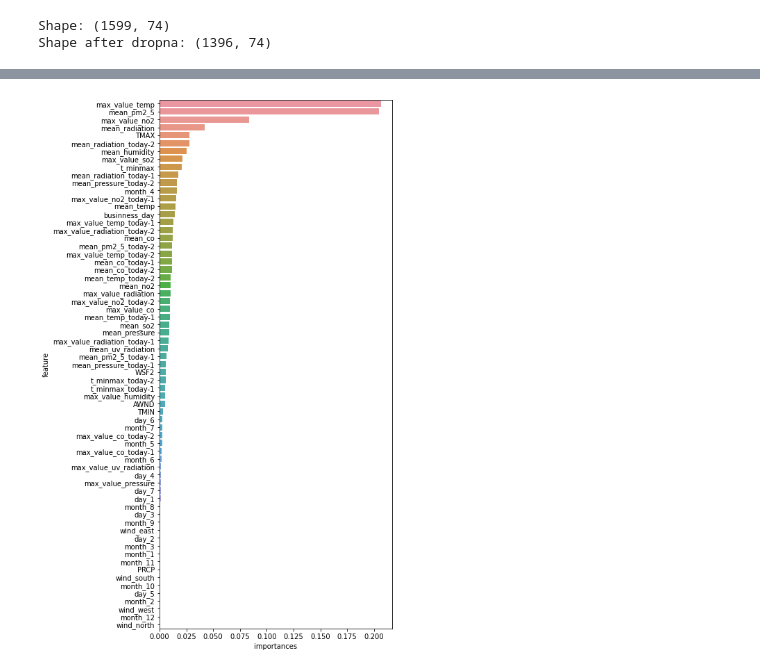
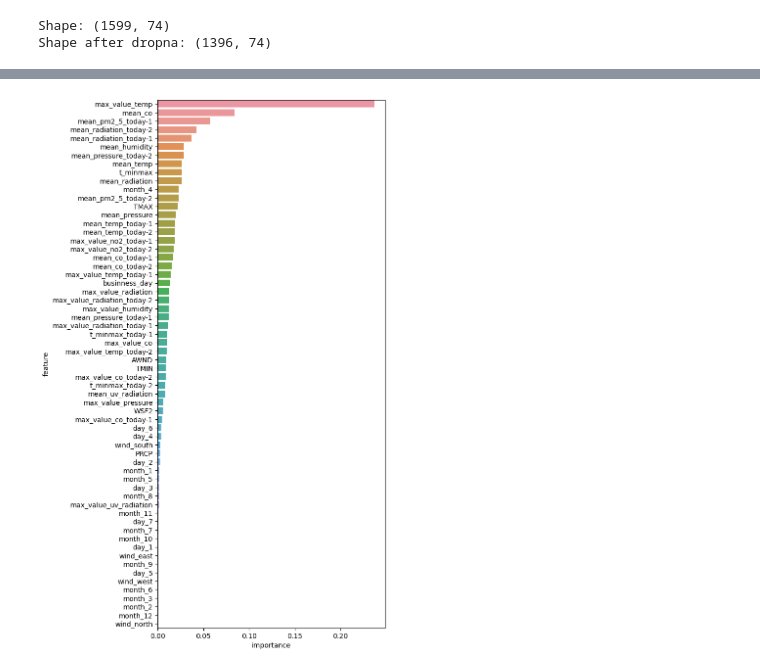
Before and after one commit to fxschmidt/AirPollution, a Jupyter notebook: Eigenes_Projekt/machine_learning.ipynb, the cells around one changed output, grey strips where cells are left out. Cells and saved outputs as stored; diff of their text form; code cells hidden in the pictures.

```diff
--- a/Eigenes_Projekt/machine_learning.ipynb
+++ b/Eigenes_Projekt/machine_learning.ipynb
@@ -728,9 +769,12 @@ print(f"Shape after dropna: {predict_nafilled_morefeatures.shape}")
 Shape: (1599, 74)
 Shape after dropna: (1396, 74)
 # %%
+'Split in train and test data'
 predict_column="aqi_max"
 #standart features
-X_train_aqimax , X_test_aqimax , y_train_aqimax , y_test_aqimax = train_test_split(predict_nafilled_morefeatures.drop(["aqi_max","aqi_no2","aqi_o3","aqi_pm2_5","aqi_so2",predict_column,"max_value_o3","mean_o3"],axis=1),
+X_train_aqimax , X_test_aqimax , y_train_aqimax , y_test_aqimax = train_test_split(predict_nafilled_morefeatures.drop(["aqi_max","aqi_no2","aqi_o3","aqi_pm2_5",
+                                                                                                                       "aqi_so2",predict_column,"max_value_o3","mean_o3",
+                                                                                                                       'mean_so2', 'max_value_so2', 'mean_no2','max_value_no2', 'mean_pm2_5'],axis=1),
                                                        predict_nafilled_morefeatures[predict_column],random_state=1)
-X_test_aqimax.info()
+X_test_aqimax.columns
 # %% [output]
@@ -836,7 +870,8 @@ f1 score of the model: 0.81322
 # %%
-gbc_data=pd.DataFrame(data={"importances":gbc_aqimax_search.best_estimator_.feature_importances_,"feature":gbc_aqimax_search.best_estimator_.feature_names_in_})
-gbc_data=gbc_data.sort_values("importances",ascending=False)
+'Check the most important features'
+gbc_data=pd.DataFrame(data={"importance":gbc_aqimax_search.best_estimator_.feature_importances_,"feature":gbc_aqimax_search.best_estimator_.feature_names_in_})
+gbc_data=gbc_data.sort_values("importance",ascending=False)
 fig,ax=plt.subplots(1,1,figsize=(6,14))
-ax=sns.barplot(x=gbc_data["importances"],y=gbc_data.feature,orient="h")
+ax=sns.barplot(x=gbc_data["importance"],y=gbc_data.feature,orient="h")
 # %% [output]
-[figure, old version]
+[figure, new version]
```
Also changed, not shown: parts of 67 cells of this notebook, 5 other files.
